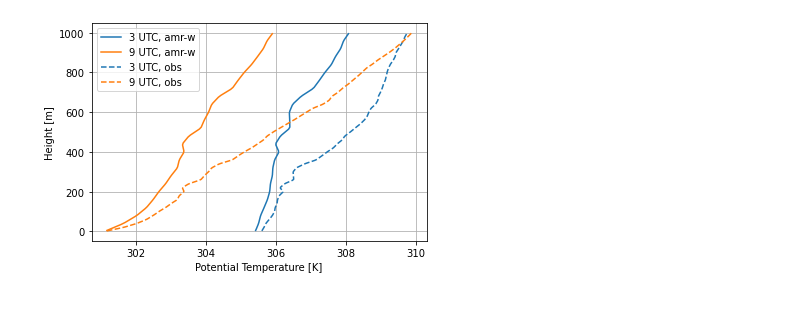
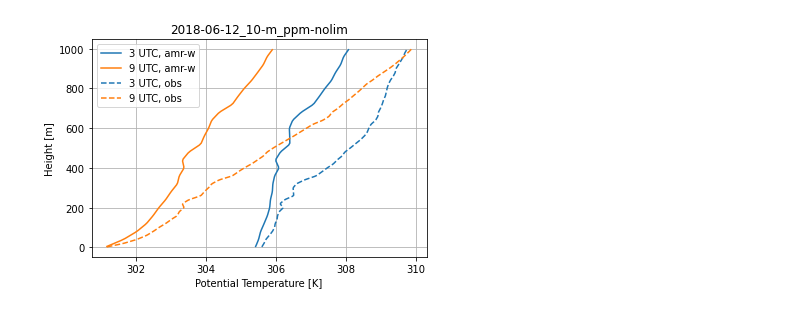
Before and after one commit to joejoeyjoseph/awaken-code, a Jupyter notebook: eagle/02_plot_amrwind.ipynb, the cells around one changed output. Saved outputs shown, nothing was run; the diff lists cells and outputs as text; code cells hidden in the pictures.

```diff
--- a/eagle/02_plot_amrwind.ipynb
+++ b/eagle/02_plot_amrwind.ipynb
@@ -8,8 +8,12 @@ import glob
 maindir = '/projects/awaken/j3lee/run_amrw/stable/s3_20180612-10m-p/'
 stat_dir = 'post_processing'
 
+forcing_nc = 'forcing_20180612_raj.nc'
+
 lidar_dir = '/projects/awaken/j3lee/arm-data/sgpdlprofwstats4newsC1/'
 lidar_file = 'sgpdlprofwstats4newsC1.c1.20180612.000000.custom.nc'
+
+sim_name = '2018-06-12_10-m_ppm-nolim'
 
 # in UTC
 start_time = 3
@@ -36,20 +59,0 @@ forcing = nc.Dataset(maindir+'forcing_20180612_raj.nc')
-# %%
-if nc_file_num == 1:
-    sim_height = xprof['h'].values
-else:
-    sim_height = xprof['h'].values[0,:]
-print(sim_height.shape)
-print(sim_height)
-sim_time = np.round(xtime['time'].values)
-print(sim_time.shape)
-print(sim_time)
-
-forcing_height = forcing['heights'][:]
-forcing_time = forcing['times'][:]
-n_fh = len(forcing_height)
-n_ft = len(forcing_time)
-# or n_fh = forcing.dimensions['nheight'].size
-
-forcing_momu = np.reshape(forcing['wrf_momentum_u'][:], (n_ft, n_fh))
-forcing_momv = np.reshape(forcing['wrf_momentum_v'][:], (n_ft, n_fh))
-forcing_temp = np.reshape(forcing['wrf_temperature'][:], (n_ft, n_fh))
@@ -71,17 +60,20 @@ forcing_temp = np.reshape(forcing['wrf_temperature'][:], (n_ft, n_fh))
 # %%
-plt.plot(xprof['theta'].values[0,:], sim_height,
+plt.plot(sim_prof['theta'].values[0,:], sim_height,
          label=str(start_time)+' UTC, amr-w')
-plt.plot(xprof['theta'].values[-1,:], sim_height,
+plt.plot(sim_prof['theta'].values[-1,:], sim_height,
          label=str(start_time+sim_duration)+' UTC, amr-w')
 
 plt.plot(forcing_temp[0,:], forcing_height, linestyle='dashed', color='C0',
          label=str(start_time)+' UTC, obs')
 plt.plot(forcing_temp[-1,:], forcing_height, linestyle='dashed', color='C1',
          label=str(start_time+sim_duration)+' UTC, obs')
 plt.xlabel('Potential Temperature [K]')
 plt.ylabel('Height [m]')
+plt.title(sim_name)
 plt.legend()
 plt.grid(True)
+
+plt.show()
 # %% [output]
-[figure, old version]
+[figure, new version]
 # %%
```
Also changed, not shown: parts of 14 cells of this notebook.
